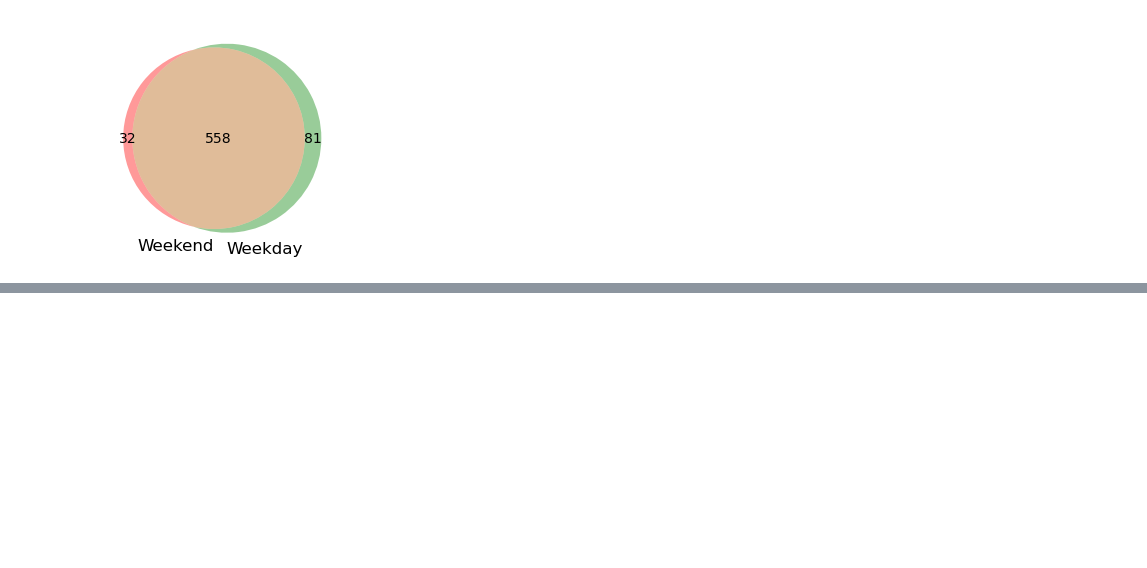
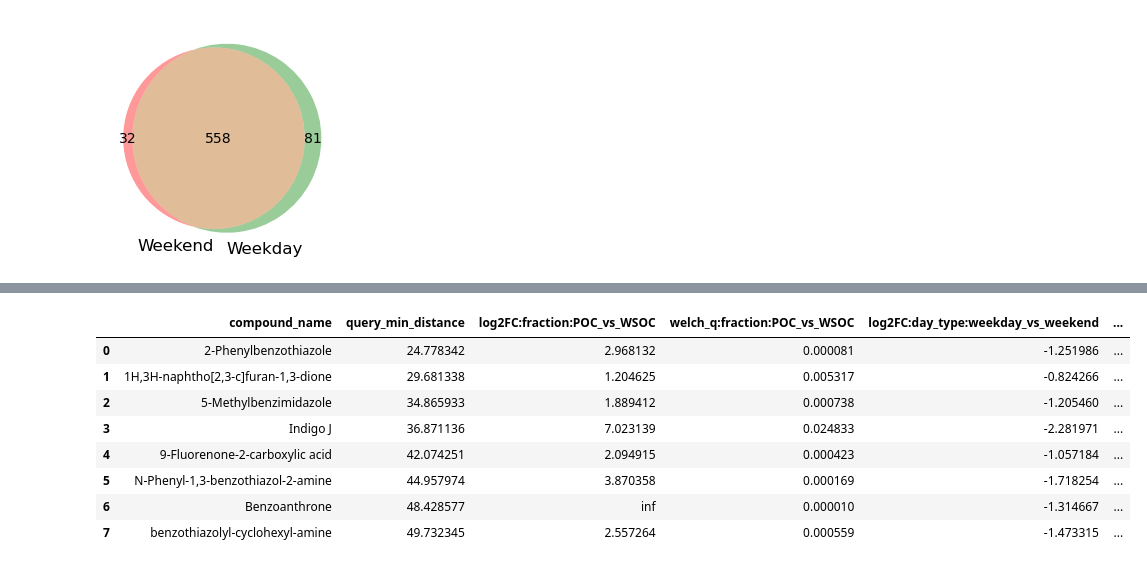
Before and after one commit to arnelammers/COMPASS, a Jupyter notebook: thesis/notebooks/additional_figures.ipynb, the cells around one changed output, grey strips where cells are left out. Cells and saved outputs as stored; diff of their text form; code cells hidden in the pictures; blank space fills up the shorter version.

```diff
--- a/thesis/notebooks/additional_figures.ipynb
+++ b/thesis/notebooks/additional_figures.ipynb
@@ -151,0 +201,16 @@ plot_filtered_counts(canopus_classes_tsp, canopus_classes_ufp, 'TSP','UFP', 'Cla
+# %%
+da_ufp_df = pd.read_csv('../results/easvolee_ufp_pos/analysis/features/da.csv')
+query_neighbors_ufp_df = pd.read_csv('../results/easvolee_ufp_pos/analysis/bioactivity/query_neighbors.csv')
+
+merged_da_qn_ufp_df = pd.merge(query_neighbors_ufp_df, da_ufp_df, on='id')
+merged_da_qn_ufp_df[['compound_name', 'query_min_distance',  'log2FC:fraction:POC_vs_WSOC','welch_q:fraction:POC_vs_WSOC','log2FC:day_type:weekday_vs_weekend','welch_q:day_type:weekday_vs_weekend']]
+# %% [output]
+|  | compound_name | query_min_distance | log2FC:fraction:POC_vs_WSOC | welch_q:fraction:POC_vs_WSOC | log2FC:day_type:weekday_vs_weekend | ... |
+| 0 | 2-Phenylbenzothiazole | 24.778342 | 2.968132 | 0.000081 | -1.251986 | ... |
+| 1 | 1H,3H-naphtho[2,3-c]furan-1,3-dione | 29.681338 | 1.204625 | 0.005317 | -0.824266 | ... |
+| 2 | 5-Methylbenzimidazole | 34.865933 | 1.889412 | 0.000738 | -1.205460 | ... |
+| 3 | Indigo J | 36.871136 | 7.023139 | 0.024833 | -2.281971 | ... |
+| 4 | 9-Fluorenone-2-carboxylic acid | 42.074251 | 2.094915 | 0.000423 | -1.057184 | ... |
+| 5 | N-Phenyl-1,3-benzothiazol-2-amine | 44.957974 | 3.870358 | 0.000169 | -1.718254 | ... |
+| 6 | Benzoanthrone | 48.428577 | inf | 0.000010 | -1.314667 | ... |
+| 7 | benzothiazolyl-cyclohexyl-amine | 49.732345 | 2.557264 | 0.000559 | -1.473315 | ... |
```
Also changed, not shown: parts of 6 cells of this notebook, 7 other files.
